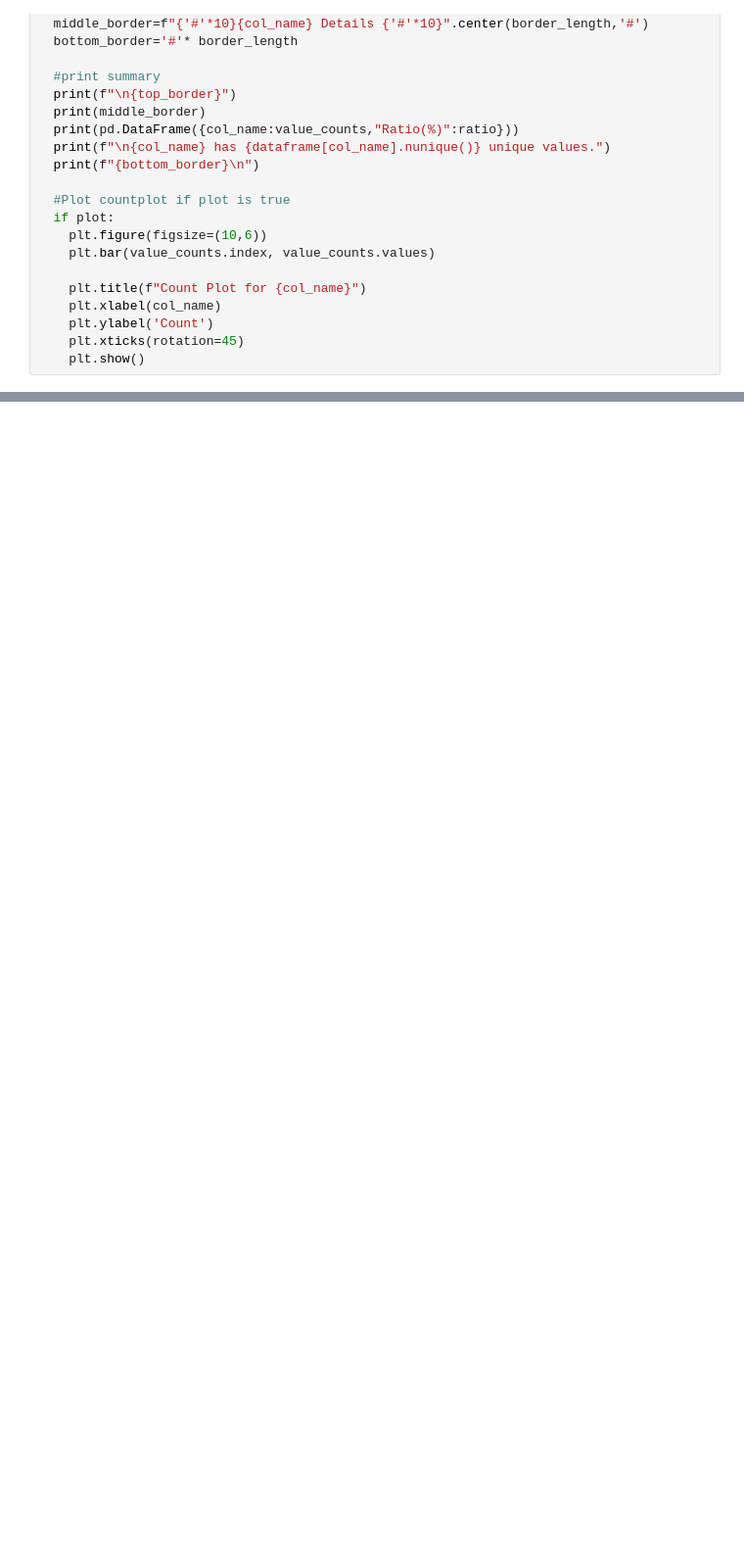
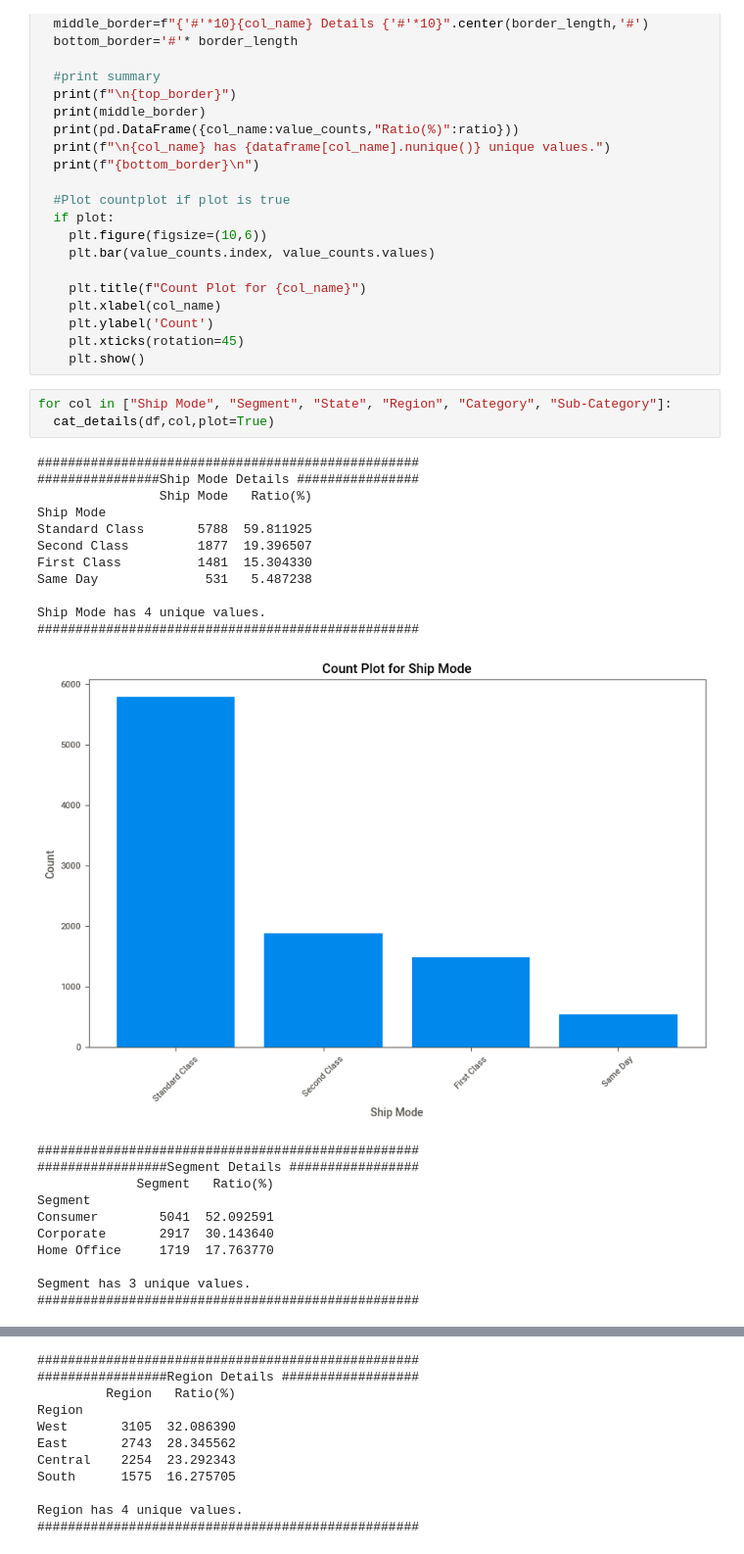
Before and after one commit to sandhrabijoy/Pytorch-and-ML-learning, a Jupyter notebook: ARIMA_SARIMA_&_FBPROPHET.ipynb, the cells around one changed output, grey strips where cells are left out. Shown at 98% size. Cells and saved outputs as stored; diff of their text form; blank space fills up the shorter version.

Commit message:
The various plots for the columns plotted

```diff
--- a/ARIMA_SARIMA_&_FBPROPHET.ipynb
+++ b/ARIMA_SARIMA_&_FBPROPHET.ipynb
@@ -235,3 +235,29 @@ def cat_details(dataframe,col_name, plot=False):
     plt.ylabel('Count')
     plt.xticks(rotation=45)
     plt.show()
+# %%
+for col in ["Ship Mode", "Segment", "State", "Region", "Category", "Sub-Category"]:
+  cat_details(df,col,plot=True)
+# %% [output]
+##################################################
+################Ship Mode Details ################
+                Ship Mode   Ratio(%)
+Ship Mode
+Standard Class       5788  59.811925
+Second Class         1877  19.396507
+First Class          1481  15.304330
+Same Day              531   5.487238
+
+Ship Mode has 4 unique values.
+##################################################
+[figure, added]
+##################################################
+#################Segment Details #################
+             Segment   Ratio(%)
+Segment
+Consumer        5041  52.092591
+Corporate       2917  30.143640
+Home Office     1719  17.763770
+
+Segment has 3 unique values.
+##################################################
@@ -237,0 +283,11 @@ def cat_details(dataframe,col_name, plot=False):
+##################################################
+#################Region Details ##################
+         Region   Ratio(%)
+Region
+West       3105  32.086390
+East       2743  28.345562
+Central    2254  23.292343
+South      1575  16.275705
+
+Region has 4 unique values.
+##################################################
```
Also changed, not shown: parts of 1 cell of this notebook.
